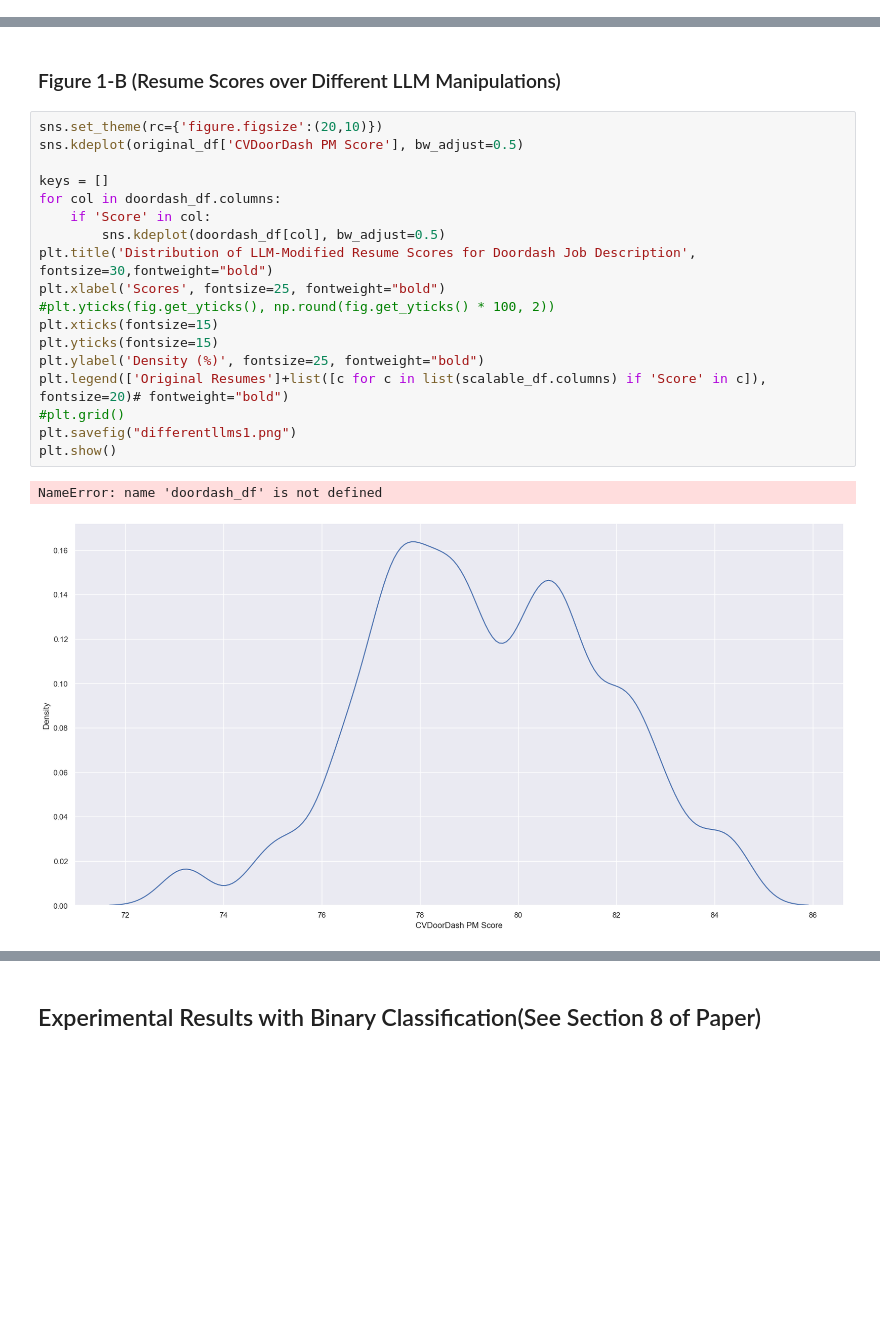
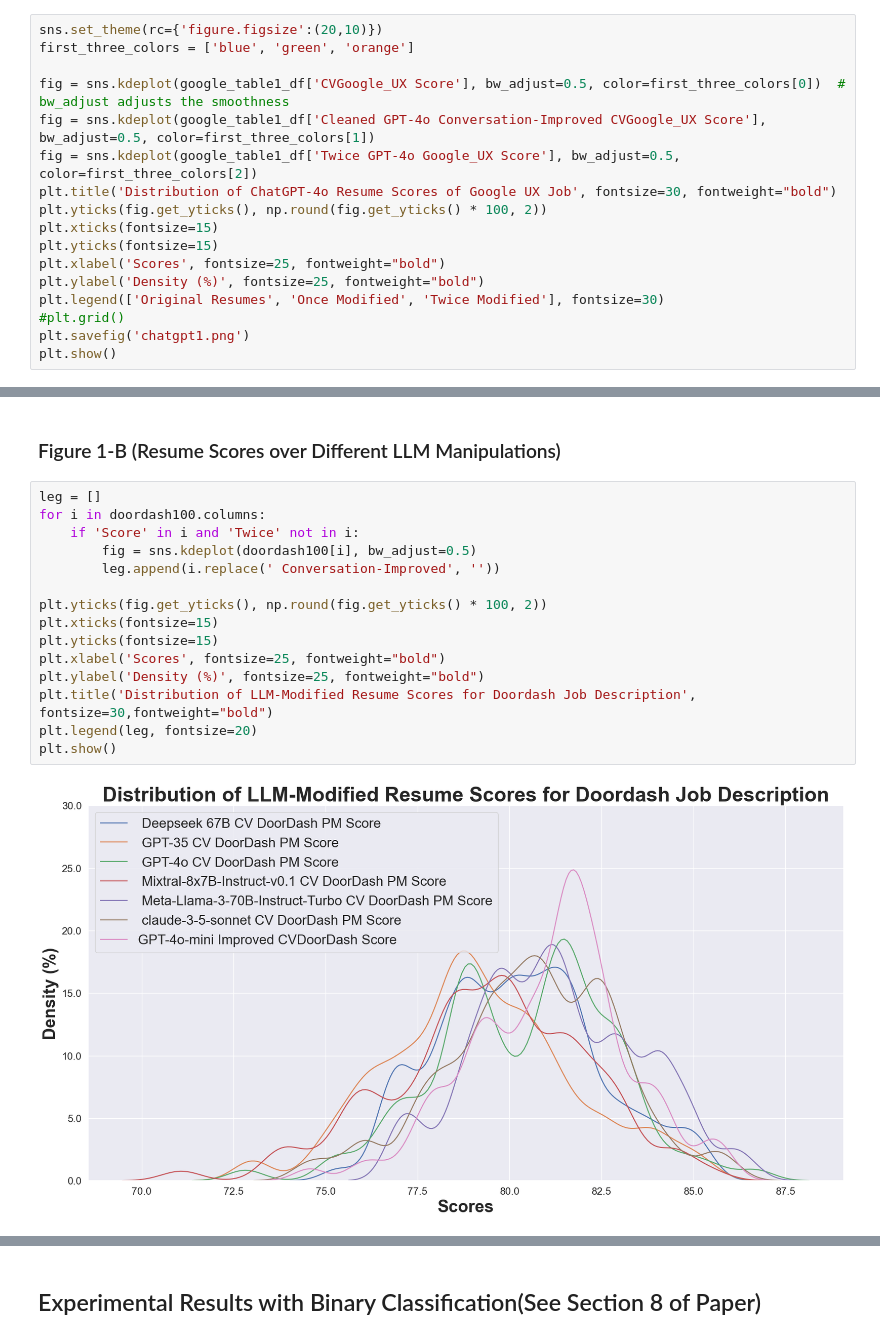
Before and after one commit to heyyjudes/llm-hiring-ecosystem, a Jupyter notebook: validation_tests/significance_tests.ipynb, the cells around one changed output, grey strips where cells are left out. Drawn from its saved outputs; the diff is of its cells as text; blank space fills up the shorter version.

```diff
--- a/validation_tests/significance_tests.ipynb
+++ b/validation_tests/significance_tests.ipynb
@@ -51,0 +41,17 @@ plt.show()
+# %%
+sns.set_theme(rc={'figure.figsize':(20,10)})
+first_three_colors = ['blue', 'green', 'orange']
+
+fig = sns.kdeplot(google_table1_df['CVGoogle_UX Score'], bw_adjust=0.5, color=first_three_colors[0])  # bw_adjust adjusts the smoothness
+fig = sns.kdeplot(google_table1_df['Cleaned GPT-4o Conversation-Improved CVGoogle_UX Score'], bw_adjust=0.5, color=first_three_colors[1])
+fig = sns.kdeplot(google_table1_df['Twice GPT-4o Google_UX Score'], bw_adjust=0.5, color=first_three_colors[2])
+plt.title('Distribution of ChatGPT-4o Resume Scores of Google UX Job', fontsize=30, fontweight="bold")
+plt.yticks(fig.get_yticks(), np.round(fig.get_yticks() * 100, 2))
+plt.xticks(fontsize=15)
+plt.yticks(fontsize=15)
+plt.xlabel('Scores', fontsize=25, fontweight="bold")
+plt.ylabel('Density (%)', fontsize=25, fontweight="bold")
+plt.legend(['Original Resumes', 'Once Modified', 'Twice Modified'], fontsize=30)
+#plt.grid()
+plt.savefig('chatgpt1.png')
+plt.show()
@@ -52,24 +60,20 @@ plt.show()
 # %% [markdown]
 ### Figure 1-B (Resume Scores over Different LLM Manipulations)
 # %%
-sns.set_theme(rc={'figure.figsize':(20,10)})
-sns.kdeplot(original_df['CVDoorDash PM Score'], bw_adjust=0.5)
+leg = []
+for i in doordash100.columns:
+    if 'Score' in i and 'Twice' not in i:
+        fig = sns.kdeplot(doordash100[i], bw_adjust=0.5)
+        leg.append(i.replace(' Conversation-Improved', ''))
 
-keys = []
-for col in doordash_df.columns:
-    if 'Score' in col:
-        sns.kdeplot(doordash_df[col], bw_adjust=0.5)
-plt.title('Distribution of LLM-Modified Resume Scores for Doordash Job Description', fontsize=30,fontweight="bold")
-plt.xlabel('Scores', fontsize=25, fontweight="bold")
-#plt.yticks(fig.get_yticks(), np.round(fig.get_yticks() * 100, 2))
+plt.yticks(fig.get_yticks(), np.round(fig.get_yticks() * 100, 2))
 plt.xticks(fontsize=15)
 plt.yticks(fontsize=15)
+plt.xlabel('Scores', fontsize=25, fontweight="bold")
 plt.ylabel('Density (%)', fontsize=25, fontweight="bold")
-plt.legend(['Original Resumes']+list([c for c in list(scalable_df.columns) if 'Score' in c]), fontsize=20)# fontweight="bold")
-#plt.grid()
-plt.savefig("differentllms1.png")
+plt.title('Distribution of LLM-Modified Resume Scores for Doordash Job Description', fontsize=30,fontweight="bold")
+plt.legend(leg, fontsize=20)
 plt.show()
 # %% [output]
-NameError: name 'doordash_df' is not defined
-[figure, old version]
+[figure, new version]
 # %%
```
Also changed, not shown: parts of 18 cells of this notebook, 27 other files.
